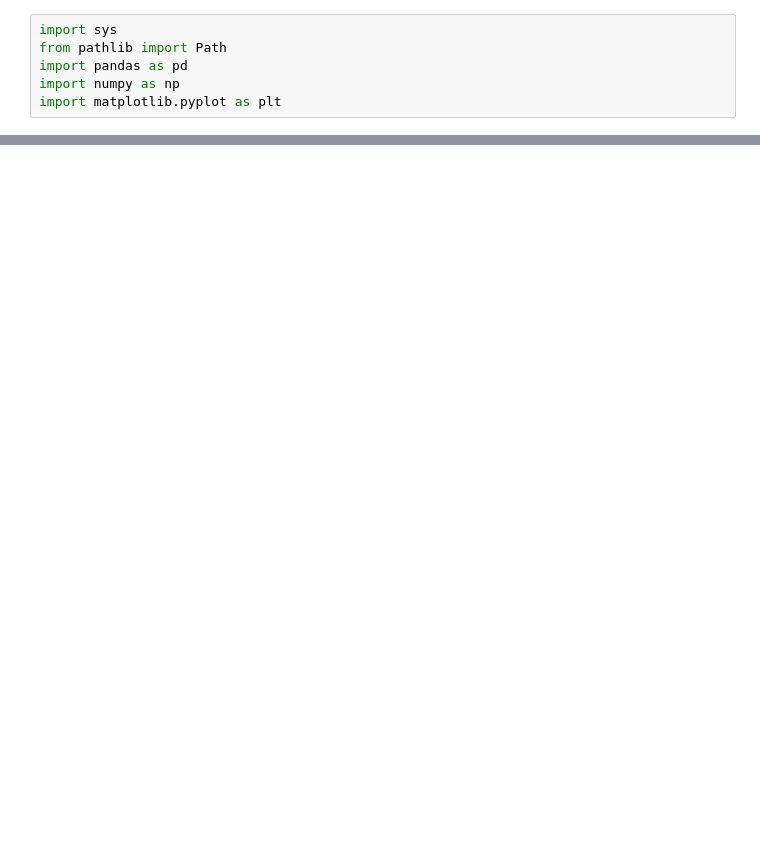
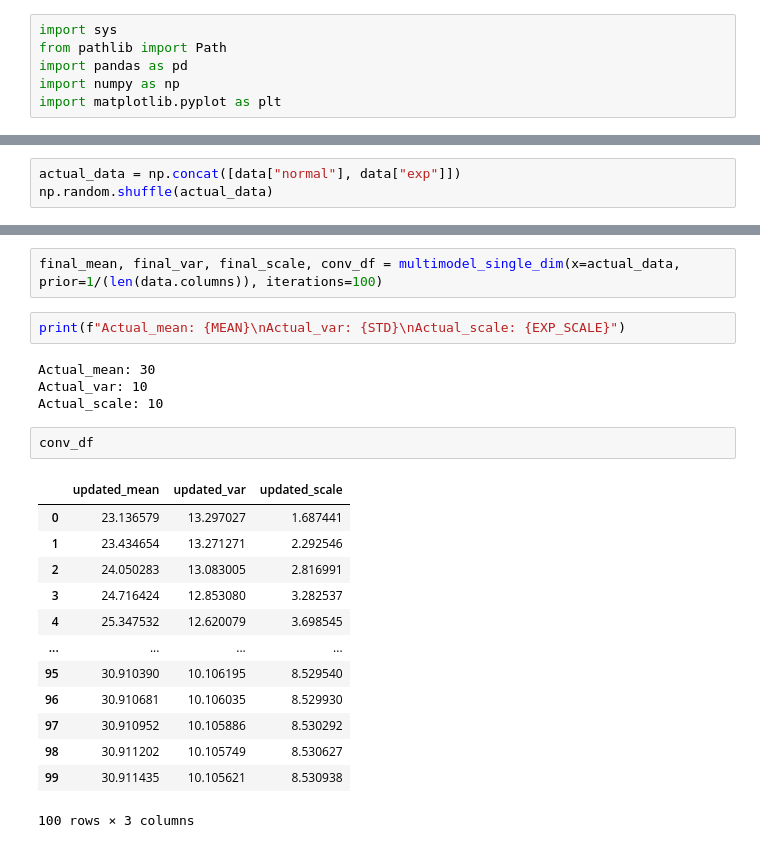
Before and after one commit to Ak62007/Deep-Generative-Modelling, a Jupyter notebook: notebooks/single_dim_mixture_models.ipynb, the cells around one changed output, grey strips where cells are left out. Drawn from its saved outputs; the diff is of its cells as text; blank space fills up the shorter version.

Commit message:
multimodel single dim EM seems to be working pretty good

```diff
--- a/notebooks/single_dim_mixture_models.ipynb
+++ b/notebooks/single_dim_mixture_models.ipynb
@@ -59,0 +117,3 @@ def responsibilities(x: float):
+# %%
+actual_data = np.concat([data["normal"], data["exp"]])
+np.random.shuffle(actual_data)
@@ -59,0 +130,24 @@ def responsibilities(x: float):
+# %%
+final_mean, final_var, final_scale, conv_df = multimodel_single_dim(x=actual_data, prior=1/(len(data.columns)), iterations=100)
+# %%
+print(f"Actual_mean: {MEAN}\nActual_var: {STD}\nActual_scale: {EXP_SCALE}")
+# %% [output]
+Actual_mean: 30
+Actual_var: 10
+Actual_scale: 10
+# %%
+conv_df
+# %% [output]
+|  | updated_mean | updated_var | updated_scale |
+| 0 | 23.136579 | 13.297027 | 1.687441 |
+| 1 | 23.434654 | 13.271271 | 2.292546 |
+| 2 | 24.050283 | 13.083005 | 2.816991 |
+| 3 | 24.716424 | 12.853080 | 3.282537 |
+| 4 | 25.347532 | 12.620079 | 3.698545 |
+| ... | ... | ... | ... |
+| 95 | 30.910390 | 10.106195 | 8.529540 |
+| 96 | 30.910681 | 10.106035 | 8.529930 |
+| 97 | 30.910952 | 10.105886 | 8.530292 |
+| 98 | 30.911202 | 10.105749 | 8.530627 |
+| 99 | 30.911435 | 10.105621 | 8.530938 |
+100 rows × 3 columns
```
Also changed, not shown: parts of 10 cells of this notebook, 1 other file.
